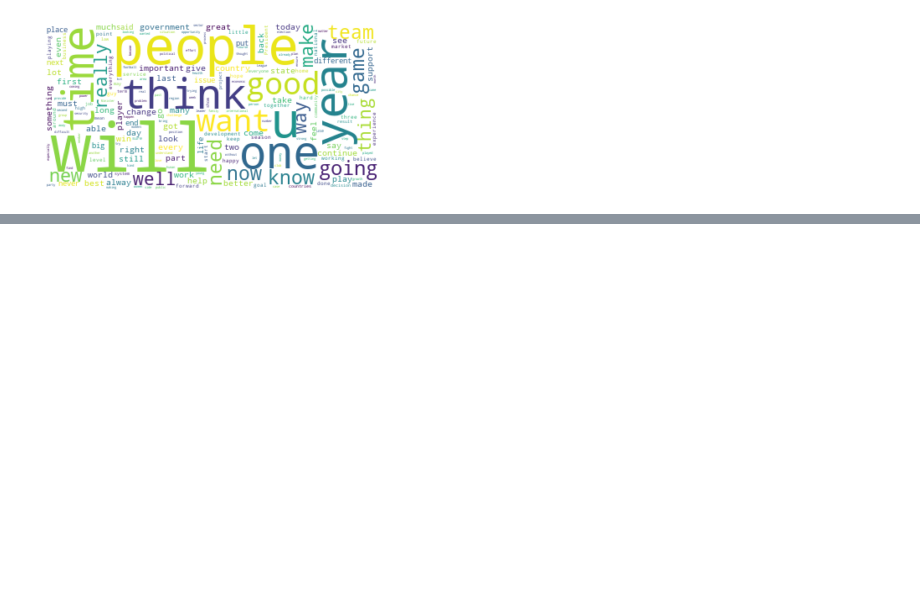
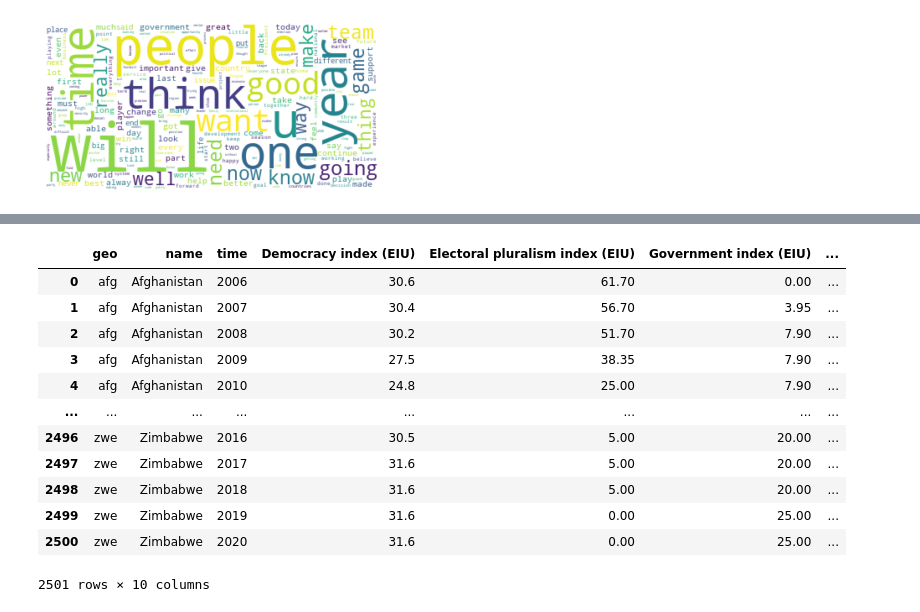
Before and after one commit to epfl-ada/ada-2021-project-madry, a Jupyter notebook: country.ipynb, the cells around one changed output, grey strips where cells are left out. Saved outputs shown, nothing was run; the diff lists cells and outputs as text; code cells hidden in the pictures; blank space fills up the shorter version.

```diff
--- a/country.ipynb
+++ b/country.ipynb
@@ -484,0 +523,16 @@ plot_wordcloud(country_quotes_2019_df)
+# %%
+democracy_index
+# %% [output]
+|  | geo | name | time | Democracy index (EIU) | Electoral pluralism index (EIU) | Government index (EIU) | ... |
+| 0 | afg | Afghanistan | 2006 | 30.6 | 61.70 | 0.00 | ... |
+| 1 | afg | Afghanistan | 2007 | 30.4 | 56.70 | 3.95 | ... |
+| 2 | afg | Afghanistan | 2008 | 30.2 | 51.70 | 7.90 | ... |
+| 3 | afg | Afghanistan | 2009 | 27.5 | 38.35 | 7.90 | ... |
+| 4 | afg | Afghanistan | 2010 | 24.8 | 25.00 | 7.90 | ... |
+| ... | ... | ... | ... | ... | ... | ... | ... |
+| 2496 | zwe | Zimbabwe | 2016 | 30.5 | 5.00 | 20.00 | ... |
+| 2497 | zwe | Zimbabwe | 2017 | 31.6 | 5.00 | 20.00 | ... |
+| 2498 | zwe | Zimbabwe | 2018 | 31.6 | 5.00 | 20.00 | ... |
+| 2499 | zwe | Zimbabwe | 2019 | 31.6 | 0.00 | 25.00 | ... |
+| 2500 | zwe | Zimbabwe | 2020 | 31.6 | 0.00 | 25.00 | ... |
+2501 rows × 10 columns
```
Also changed, not shown: parts of 12 cells of this notebook.
